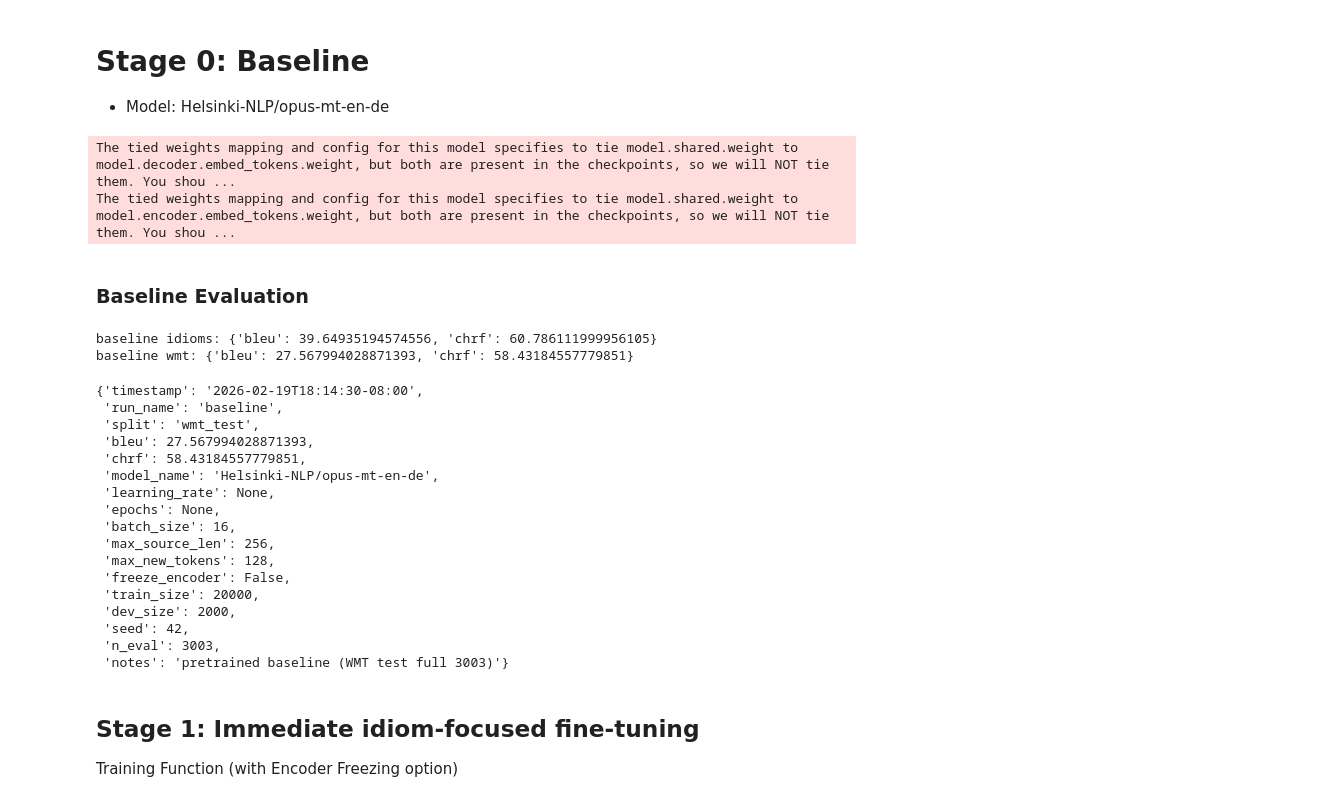
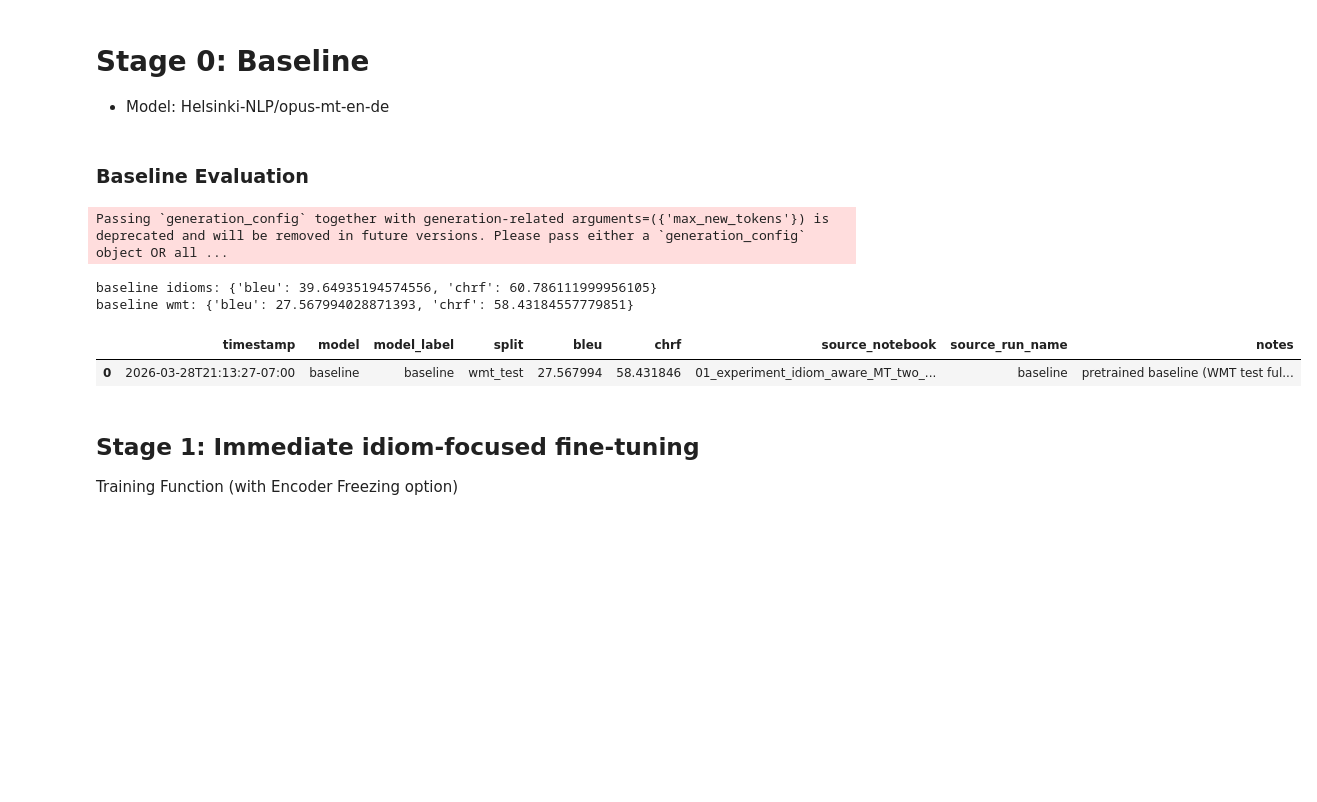
Before and after one commit to auntiepersilla/Idiom_Aware_MT_Finetuning_EN-DE, a Jupyter notebook: notebooks/01_experiment_idiom_aware_MT_two_stage_frozen_encoder.ipynb, the cells around one changed output. Saved outputs shown, nothing was run; the diff lists cells and outputs as text; code cells hidden in the pictures; blank space fills up the shorter version.

```diff
--- a/notebooks/01_experiment_idiom_aware_MT_two_stage_frozen_encoder.ipynb
+++ b/notebooks/01_experiment_idiom_aware_MT_two_stage_frozen_encoder.ipynb
@@ -209,11 +223,28 @@ batch_size = 16
 # Generate Predictions
 def generate_preds(model, tok, sources, max_source_len=max_source_len, max_new_tokens=max_new_tokens, batch_size=batch_size):
     model.eval()
-    preds=[]
+    preds = []
+
+    # Avoid the repeated Transformers warning about both max_length and max_new_tokens
+    # by explicitly clearing max_length on a copied generation config.
+    import copy
+    gen_cfg = copy.deepcopy(model.generation_config)
+    gen_cfg.max_length = None
+
     for i in range(0, len(sources), batch_size):
         batch = sources[i:i+batch_size]
-        inputs = tok(batch, return_tensors="pt", truncation=True, padding=True, max_length=max_source_len).to(device)
-        out = model.generate(**inputs, max_new_tokens=max_new_tokens)
+        inputs = tok(
+            batch,
+            return_tensors="pt",
+            truncation=True,
+            padding=True,
+            max_length=max_source_len,
+        ).to(device)
+        out = model.generate(
+            **inputs,
+            generation_config=gen_cfg,
+            max_new_tokens=max_new_tokens,
+        )
         preds.extend(tok.batch_decode(out, skip_special_tokens=True))
     return preds
 
@@ -303,10 +407,7 @@ def log_metrics(
 # Load Model and Tokenizer
 BASE_MODEL = "Helsinki-NLP/opus-mt-en-de"
 tok = AutoTokenizer.from_pretrained(BASE_MODEL, use_fast=False)
-model = AutoModelForSeq2SeqLM.from_pretrained(BASE_MODEL).to(device)
+model = clear_generation_max_length(AutoModelForSeq2SeqLM.from_pretrained(BASE_MODEL).to(device))
-# %% [output]
-The tied weights mapping and config for this model specifies to tie model.shared.weight to model.decoder.embed_tokens.weight, but both are present in the checkpoints, so we will NOT tie them. You shou ...
-The tied weights mapping and config for this model specifies to tie model.shared.weight to model.encoder.embed_tokens.weight, but both are present in the checkpoints, so we will NOT tie them. You shou ...
 # %%
 #model.config
 # %%
@@ -342,52 +443,56 @@ log_metrics(
     dev_size=len(idiom_ds["dev"]),
     seed=SEED,
     n_eval=len(idiom_test),
+    notes="pretrained baseline",
+)
+
+upsert_canonical_metric(
+    "baseline",
+    "idioms_test",
+    idiom_m,
+    source_notebook="01_experiment_idiom_aware_MT_two_stage_frozen_encoder.ipynb",
+    source_run_name="baseline",
     notes="pretrained baseline",
 )
 
 # Evaluate General Translation
 wmt_pred = generate_preds(model, tok, wmt_test["src"],
                           max_source_len=MAX_SOURCE_LEN,
                           max_new_tokens=MAX_NEW_TOKENS,
                           batch_size=BATCH_SIZE)
 wmt_m = compute_metrics(wmt_pred, wmt_test["tgt"])
 print("baseline wmt:", wmt_m)
 
 log_metrics(
     "baseline", "wmt_test", wmt_m,
     model_name=BASE_MODEL,
     learning_rate=None,
     epochs=None,
     batch_size=BATCH_SIZE,
     max_source_len=MAX_SOURCE_LEN,
     max_new_tokens=MAX_NEW_TOKENS,
     freeze_encoder=False,
     train_size=len(general_ds["ft_train"]),
     dev_size=len(general_ds["ft_dev"]),
     seed=SEED,
     n_eval=len(wmt_test),
     notes="pretrained baseline (WMT test full 3003)",
 )
+
+upsert_canonical_metric(
+    "baseline",
+    "wmt_test",
+    wmt_m,
+    source_notebook="01_experiment_idiom_aware_MT_two_stage_frozen_encoder.ipynb",
+    source_run_name="baseline",
+    notes="pretrained baseline (WMT test full 3003)",
+)
 # %% [output]
-baseline idioms: {'bleu': 39.64935194574556, 'chrf': 60.786111999956105}
-baseline wmt: {'bleu': 27.567994028871393, 'chrf': 58.43184557779851}
+Passing `generation_config` together with generation-related arguments=({'max_new_tokens'}) is deprecated and will be removed in future versions. Please pass either a `generation_config` object OR all ...
-{'timestamp': '2026-02-19T18:14:30-08:00',
- 'run_name': 'baseline',
- 'split': 'wmt_test',
- 'bleu': 27.567994028871393,
- 'chrf': 58.43184557779851,
- 'model_name': 'Helsinki-NLP/opus-mt-en-de',
- 'learning_rate': None,
- 'epochs': None,
- 'batch_size': 16,
- 'max_source_len': 256,
- 'max_new_tokens': 128,
- 'freeze_encoder': False,
- 'train_size': 20000,
- 'dev_size': 2000,
- 'seed': 42,
- 'n_eval': 3003,
- 'notes': 'pretrained baseline (WMT test full 3003)'}
+baseline idioms: {'bleu': 39.64935194574556, 'chrf': 60.786111999956105}
+baseline wmt: {'bleu': 27.567994028871393, 'chrf': 58.43184557779851}
+|  | timestamp | model | model_label | split | bleu | chrf | source_notebook | source_run_name | notes |
+| 0 | 2026-03-28T21:13:27-07:00 | baseline | baseline | wmt_test | 27.567994 | 58.431846 | 01_experiment_idiom_aware_MT_two_... | baseline | pretrained baseline (WMT test ful... |
 # %% [markdown]
 ## Stage 1: Immediate idiom-focused fine-tuning
 Training Function (with Encoder Freezing option)
```
Also changed, not shown: parts of 20 cells of this notebook.
